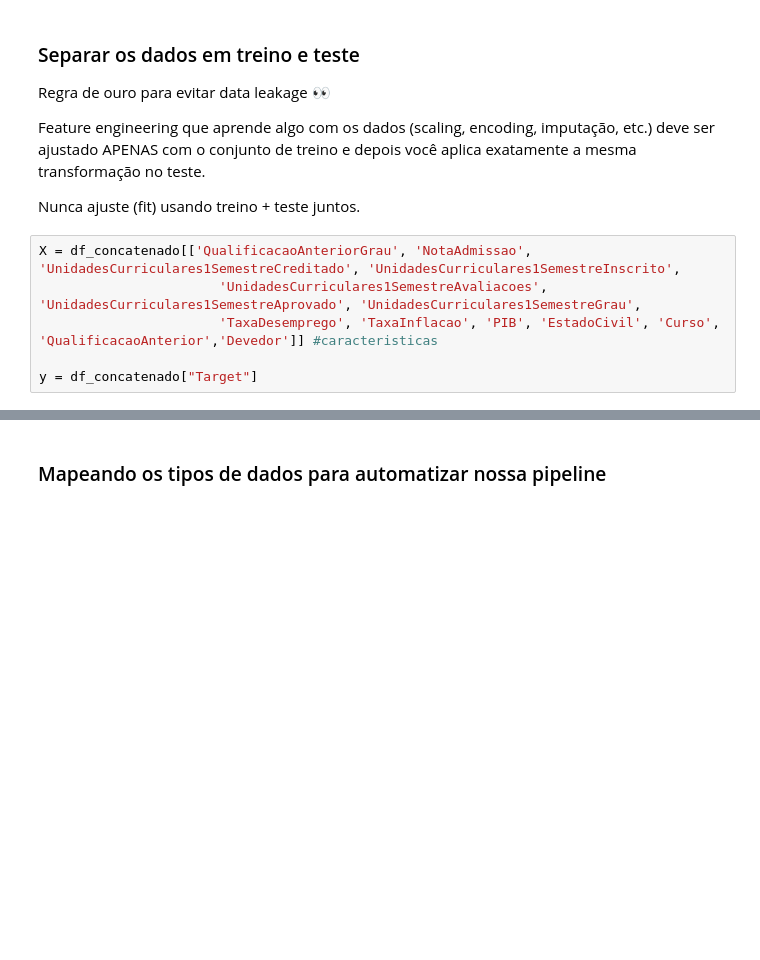
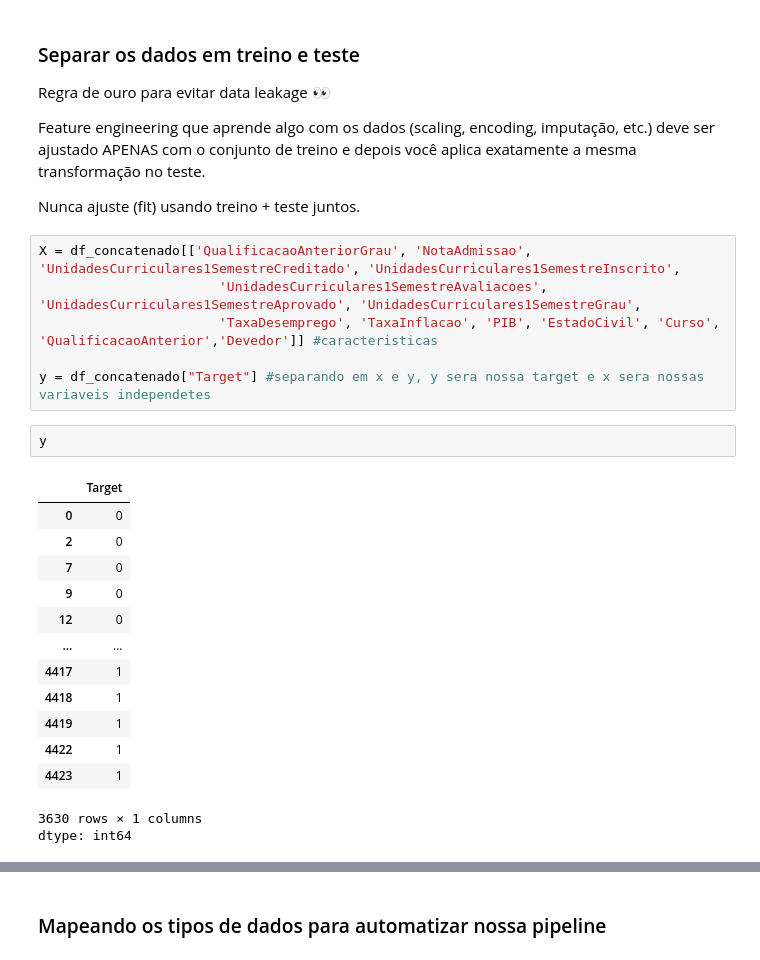
Before and after one commit to LudmilaRocha/Arquitetura_de_Pipelines_para_Previs-o_de_Churn, a Jupyter notebook: Arquitetura_de_Pipelines_para_Previsão_de_Churn.ipynb, the cells around one changed output, grey strips where cells are left out. Drawn from its saved outputs; the diff is of its cells as text; blank space fills up the shorter version.

```diff
--- a/Arquitetura_de_Pipelines_para_Previsão_de_Churn.ipynb
+++ b/Arquitetura_de_Pipelines_para_Previsão_de_Churn.ipynb
@@ -265,4 +265,21 @@ X = df_concatenado[['QualificacaoAnteriorGrau', 'NotaAdmissao', 'UnidadesCurricu
                        'UnidadesCurriculares1SemestreAvaliacoes',  'UnidadesCurriculares1SemestreAprovado', 'UnidadesCurriculares1SemestreGrau',
                        'TaxaDesemprego', 'TaxaInflacao', 'PIB', 'EstadoCivil', 'Curso', 'QualificacaoAnterior','Devedor']] #caracteristicas
 
-y = df_concatenado["Target"]
+y = df_concatenado["Target"] #separando em x e y, y sera nossa target e x sera nossas variaveis independetes
+# %%
+y
+# %% [output]
+|  | Target |
+| 0 | 0 |
+| 2 | 0 |
+| 7 | 0 |
+| 9 | 0 |
+| 12 | 0 |
+| ... | ... |
+| 4417 | 1 |
+| 4418 | 1 |
+| 4419 | 1 |
+| 4422 | 1 |
+| 4423 | 1 |
+3630 rows × 1 columns
+dtype: int64
```
Also changed, not shown: parts of 18 cells of this notebook.
